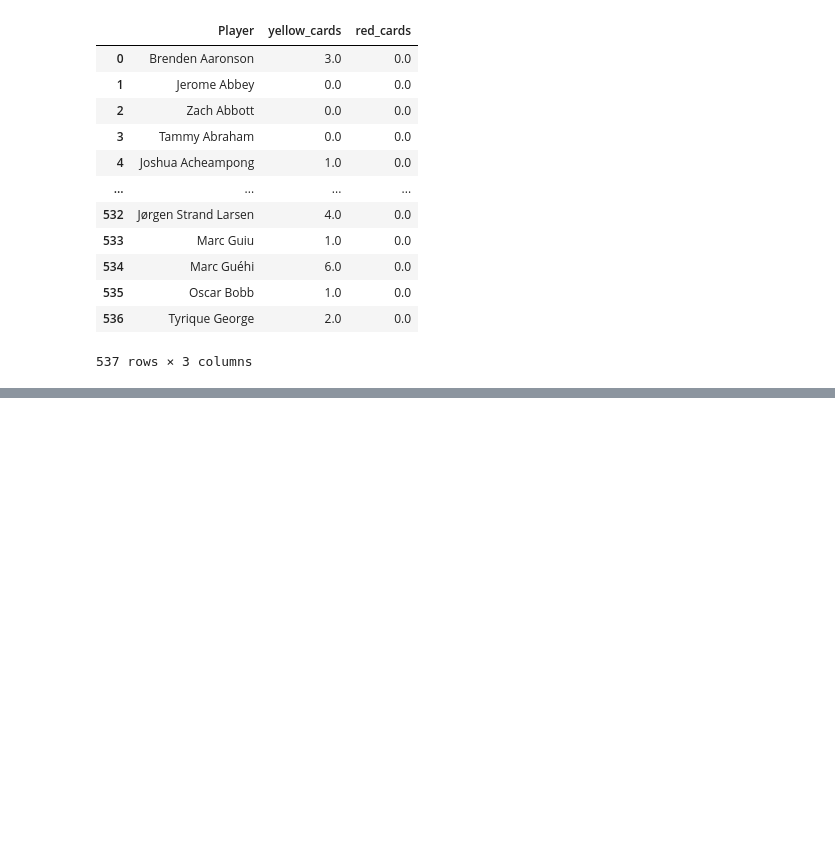
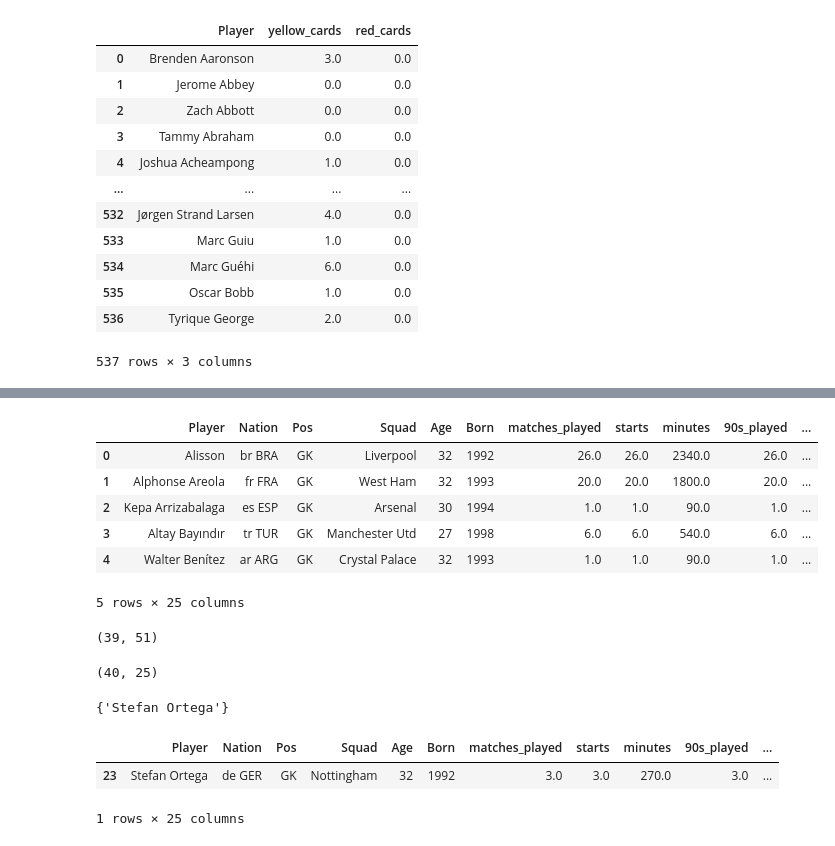
Before and after one commit to alexgantony/epl_player_of_season_analysis, a Jupyter notebook: notebooks/02_data_cleaning.ipynb, the cells around one changed output, grey strips where cells are left out. Saved outputs shown, nothing was run; the diff lists cells and outputs as text; code cells hidden in the pictures; blank space fills up the shorter version.

```diff
--- a/notebooks/02_data_cleaning.ipynb
+++ b/notebooks/02_data_cleaning.ipynb
@@ -1358,0 +1430,28 @@ master_df.to_parquet(ROOT / "data" / "processed" / "master_dataset.parquet")
+# %%
+goalkeeping_df.head()
+# %% [output]
+|  | Player | Nation | Pos | Squad | Age | Born | matches_played | starts | minutes | 90s_played | ... |
+| 0 | Alisson | br BRA | GK | Liverpool | 32 | 1992 | 26.0 | 26.0 | 2340.0 | 26.0 | ... |
+| 1 | Alphonse Areola | fr FRA | GK | West Ham | 32 | 1993 | 20.0 | 20.0 | 1800.0 | 20.0 | ... |
+| 2 | Kepa Arrizabalaga | es ESP | GK | Arsenal | 30 | 1994 | 1.0 | 1.0 | 90.0 | 1.0 | ... |
+| 3 | Altay Bayındır | tr TUR | GK | Manchester Utd | 27 | 1998 | 6.0 | 6.0 | 540.0 | 6.0 | ... |
+| 4 | Walter Benítez | ar ARG | GK | Crystal Palace | 32 | 1993 | 1.0 | 1.0 | 90.0 | 1.0 | ... |
+5 rows × 25 columns
+# %%
+gk_df.shape
+# %% [output]
+(39, 51)
+# %%
+goalkeeping_df.shape
+# %% [output]
+(40, 25)
+# %%
+set(goalkeeping_df["Player"]).difference(gk_df["Player"])
+# %% [output]
+{'Stefan Ortega'}
+# %%
+goalkeeping_df[goalkeeping_df["Player"] == "Stefan Ortega"]
+# %% [output]
+|  | Player | Nation | Pos | Squad | Age | Born | matches_played | starts | minutes | 90s_played | ... |
+| 23 | Stefan Ortega | de GER | GK | Nottingham | 32 | 1992 | 3.0 | 3.0 | 270.0 | 3.0 | ... |
+1 rows × 25 columns
```
Also changed, not shown: parts of 41 cells of this notebook, 2 other files.
